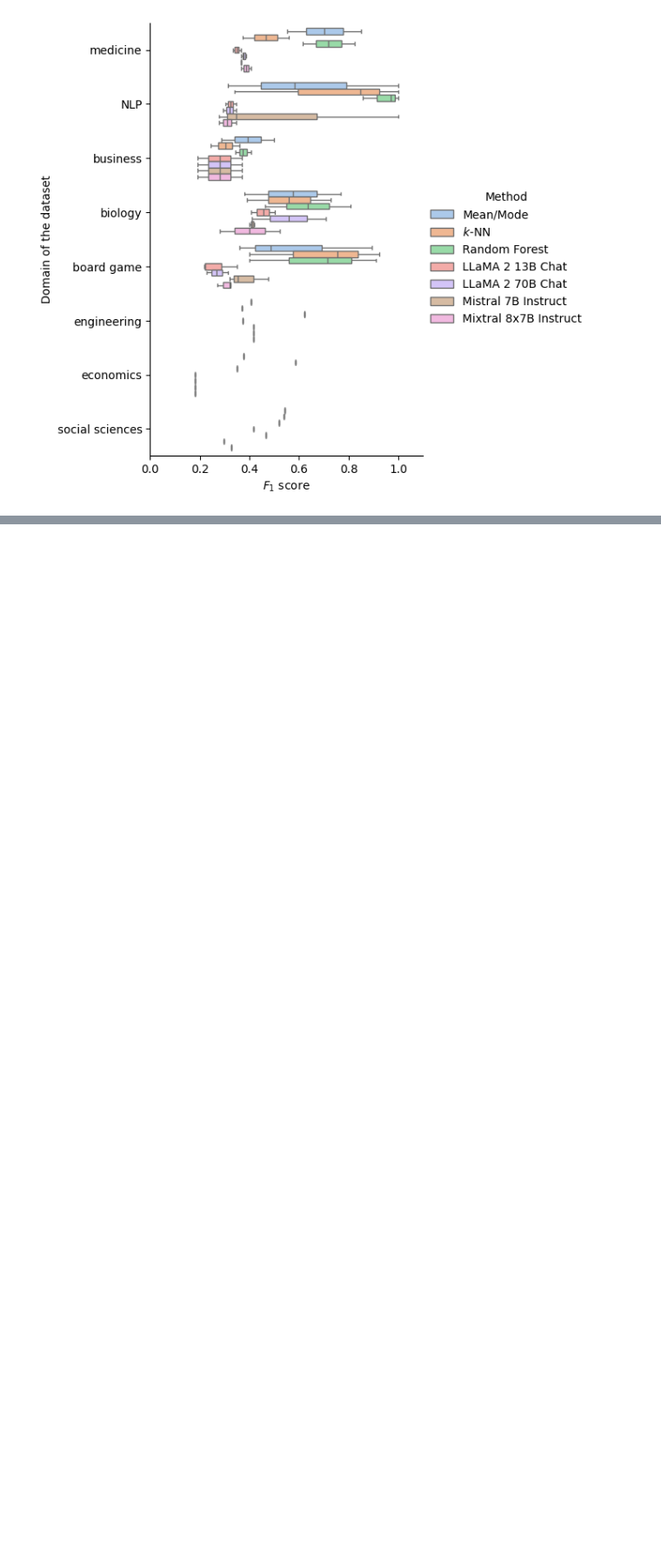
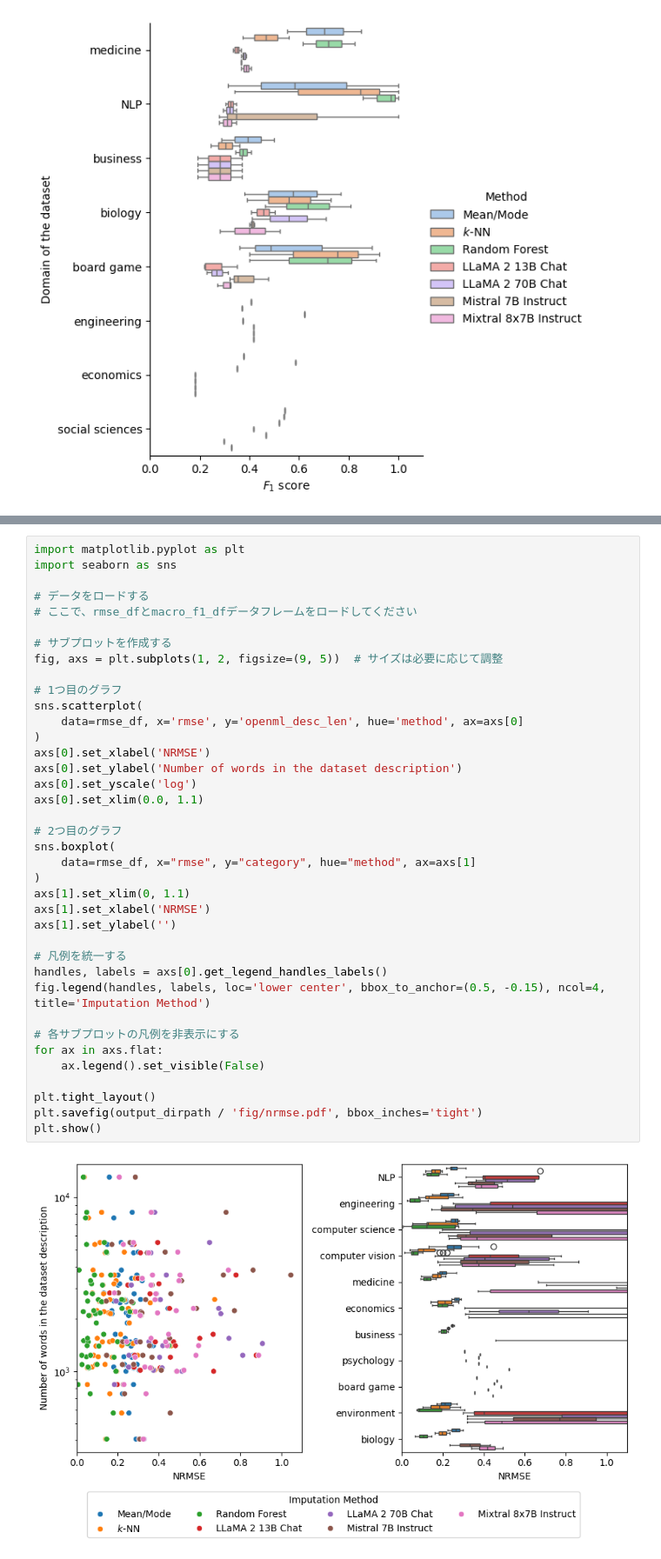
Before and after one commit to Selbosh/quantllm, a Jupyter notebook: scripts/imputation/visualize.ipynb, the cells around one changed output, grey strips where cells are left out. Shown at 87% size. Drawn from its saved outputs; the diff is of its cells as text; blank space fills up the shorter version.

```diff
--- a/scripts/imputation/visualize.ipynb
+++ b/scripts/imputation/visualize.ipynb
@@ -282,0 +477,40 @@ g.fig.savefig(output_dirpath / 'fig/f1-domain-all.pdf', bbox_inches='tight')
+# %%
+import matplotlib.pyplot as plt
+import seaborn as sns
+
+# データをロードする
+# ここで、rmse_dfとmacro_f1_dfデータフレームをロードしてください
+
+# サブプロットを作成する
+fig, axs = plt.subplots(1, 2, figsize=(9, 5))  # サイズは必要に応じて調整
+
+# 1つ目のグラフ
+sns.scatterplot(
+    data=rmse_df, x='rmse', y='openml_desc_len', hue='method', ax=axs[0]
+)
+axs[0].set_xlabel('NRMSE')
+axs[0].set_ylabel('Number of words in the dataset description')
+axs[0].set_yscale('log')
+axs[0].set_xlim(0.0, 1.1)
+
+# 2つ目のグラフ
+sns.boxplot(
+    data=rmse_df, x="rmse", y="category", hue="method", ax=axs[1]
+)
+axs[1].set_xlim(0, 1.1)
+axs[1].set_xlabel('NRMSE')
+axs[1].set_ylabel('')
+
+# 凡例を統一する
+handles, labels = axs[0].get_legend_handles_labels()
+fig.legend(handles, labels, loc='lower center', bbox_to_anchor=(0.5, -0.15), ncol=4, title='Imputation Method')
+
+# 各サブプロットの凡例を非表示にする
+for ax in axs.flat:
+    ax.legend().set_visible(False)
+
+plt.tight_layout()
+plt.savefig(output_dirpath / 'fig/nrmse.pdf', bbox_inches='tight')
+plt.show()
+# %% [output]
+[figure, added]
```
Also changed, not shown: parts of 21 cells of this notebook, 3 other files.
